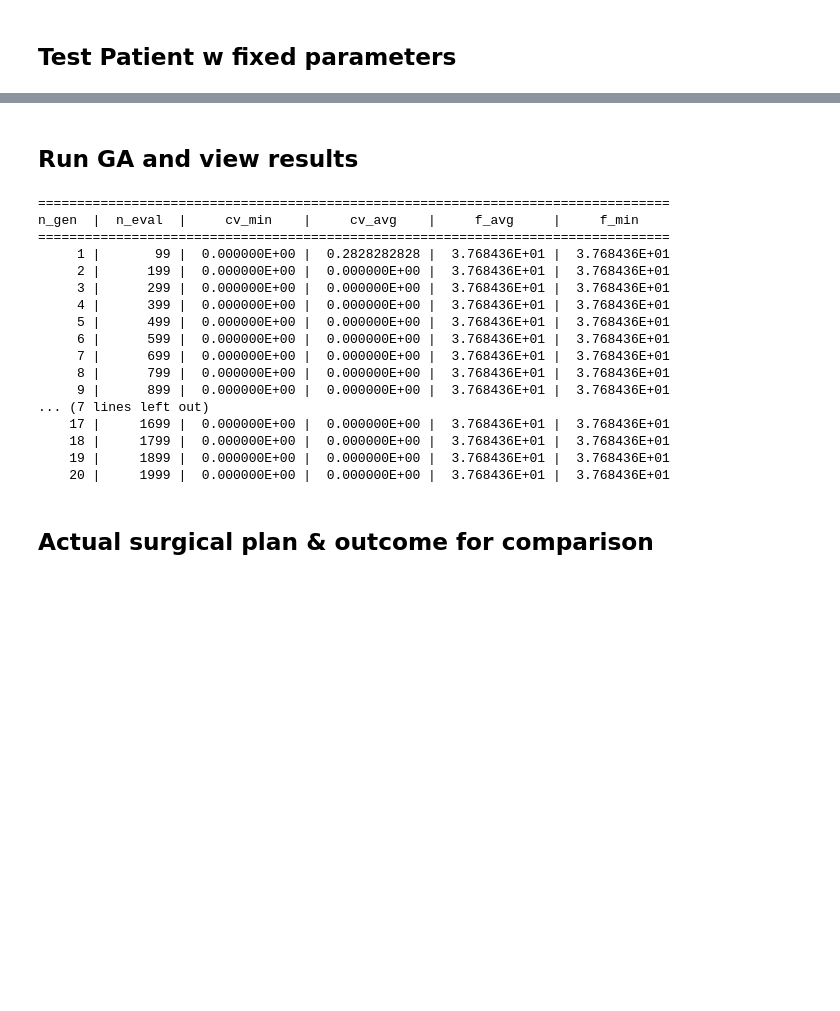
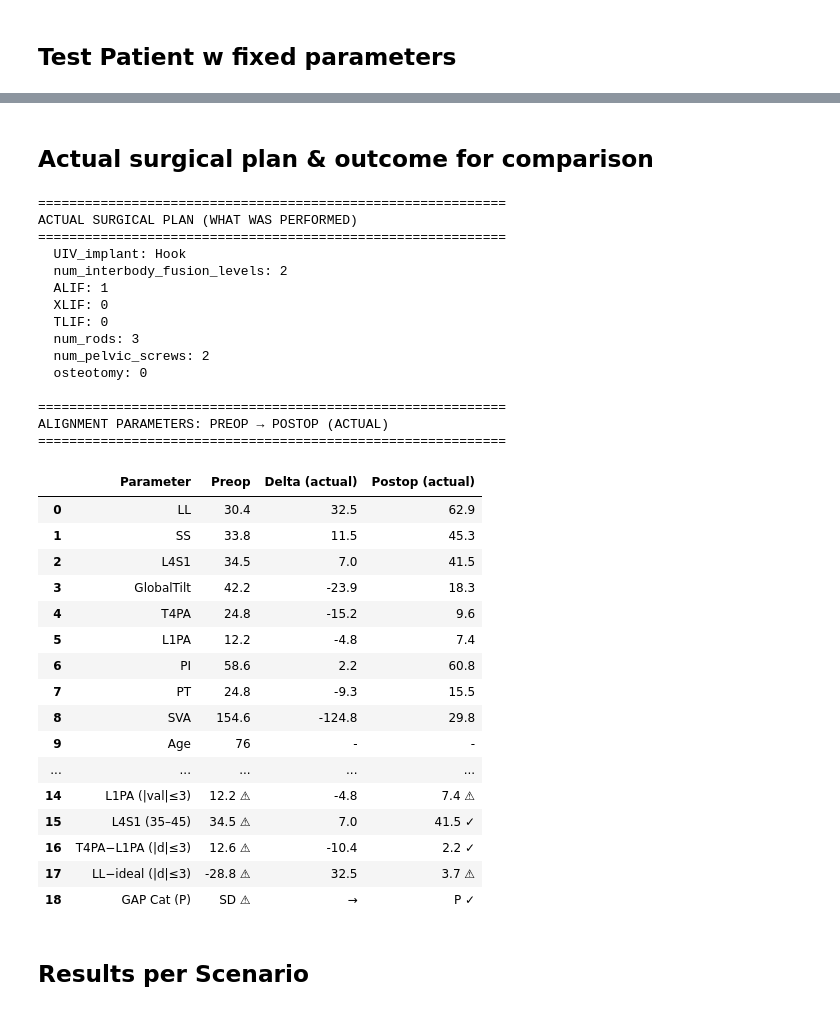
Before and after one commit to 124578-UW/Data-Science-Capstone, a Jupyter notebook: notebooks/05_optimization.ipynb, the cells around one changed output, grey strips where cells are left out. Cells and saved outputs as stored; diff of their text form; code cells hidden in the pictures; blank space fills up the shorter version.

Commit message:
save optimization updates

```diff
--- a/notebooks/05_optimization.ipynb
+++ b/notebooks/05_optimization.ipynb
@@ -212,40 +243,41 @@ problem = SpineProblem(
 # %% [markdown]
-## Run GA and view results
+## Actual surgical plan & outcome for comparison
 # %%
-algorithm = GA(
-    pop_size=100,
-    sampling=IntegerRandomSampling(),
-    crossover=SBX(prob=0.9, eta=15),
-    mutation=PM(eta=20),
-    eliminate_duplicates=True,
-)
-
-res = minimize(
-    problem,
-    algorithm,
-    get_termination("n_gen", 20),
-    seed=42,
-    verbose=True,
-    save_history=True
-)
+df_actual = disp.display_actual_outcomes(PATIENT_ID, patient_fixed, data_path=config.DATA_HOLDOUT)
+display(df_actual)
 # %% [output]
-=================================================================================
-n_gen  |  n_eval  |     cv_min    |     cv_avg    |     f_avg     |     f_min
-=================================================================================
-     1 |       99 |  0.000000E+00 |  0.2828282828 |  3.768436E+01 |  3.768436E+01
-     2 |      199 |  0.000000E+00 |  0.000000E+00 |  3.768436E+01 |  3.768436E+01
-     3 |      299 |  0.000000E+00 |  0.000000E+00 |  3.768436E+01 |  3.768436E+01
-     4 |      399 |  0.000000E+00 |  0.000000E+00 |  3.768436E+01 |  3.768436E+01
-     5 |      499 |  0.000000E+00 |  0.000000E+00 |  3.768436E+01 |  3.768436E+01
-     6 |      599 |  0.000000E+00 |  0.000000E+00 |  3.768436E+01 |  3.768436E+01
-     7 |      699 |  0.000000E+00 |  0.000000E+00 |  3.768436E+01 |  3.768436E+01
-     8 |      799 |  0.000000E+00 |  0.000000E+00 |  3.768436E+01 |  3.768436E+01
-     9 |      899 |  0.000000E+00 |  0.000000E+00 |  3.768436E+01 |  3.768436E+01
-... (7 lines left out)
-    17 |     1699 |  0.000000E+00 |  0.000000E+00 |  3.768436E+01 |  3.768436E+01
-    18 |     1799 |  0.000000E+00 |  0.000000E+00 |  3.768436E+01 |  3.768436E+01
-    19 |     1899 |  0.000000E+00 |  0.000000E+00 |  3.768436E+01 |  3.768436E+01
-    20 |     1999 |  0.000000E+00 |  0.000000E+00 |  3.768436E+01 |  3.768436E+01
+============================================================
+ACTUAL SURGICAL PLAN (WHAT WAS PERFORMED)
+============================================================
+  UIV_implant: Hook
+  num_interbody_fusion_levels: 2
+  ALIF: 1
+  XLIF: 0
+  TLIF: 0
+  num_rods: 3
+  num_pelvic_screws: 2
+  osteotomy: 0
+
+============================================================
+ALIGNMENT PARAMETERS: PREOP → POSTOP (ACTUAL)
+============================================================
+|  | Parameter | Preop | Delta (actual) | Postop (actual) |
+| 0 | LL | 30.4 | 32.5 | 62.9 |
+| 1 | SS | 33.8 | 11.5 | 45.3 |
+| 2 | L4S1 | 34.5 | 7.0 | 41.5 |
+| 3 | GlobalTilt | 42.2 | -23.9 | 18.3 |
+| 4 | T4PA | 24.8 | -15.2 | 9.6 |
+| 5 | L1PA | 12.2 | -4.8 | 7.4 |
+| 6 | PI | 58.6 | 2.2 | 60.8 |
+| 7 | PT | 24.8 | -9.3 | 15.5 |
+| 8 | SVA | 154.6 | -124.8 | 29.8 |
+| 9 | Age | 76 | - | - |
+| ... | ... | ... | ... | ... |
+| 14 | L1PA (|val|≤3) | 12.2 ⚠ | -4.8 | 7.4 ⚠ |
+| 15 | L4S1 (35–45) | 34.5 ⚠ | 7.0 | 41.5 ✓ |
+| 16 | T4PA−L1PA (|d|≤3) | 12.6 ⚠ | -10.4 | 2.2 ✓ |
+| 17 | LL−ideal (|d|≤3) | -28.8 ⚠ | 32.5 | 3.7 ⚠ |
+| 18 | GAP Cat (P) | SD ⚠ | → | P ✓ |
 # %% [markdown]
-## Actual surgical plan & outcome for comparison
+## Results per Scenario
 # %%
```
Also changed, not shown: parts of 14 cells of this notebook, 10 other files.
